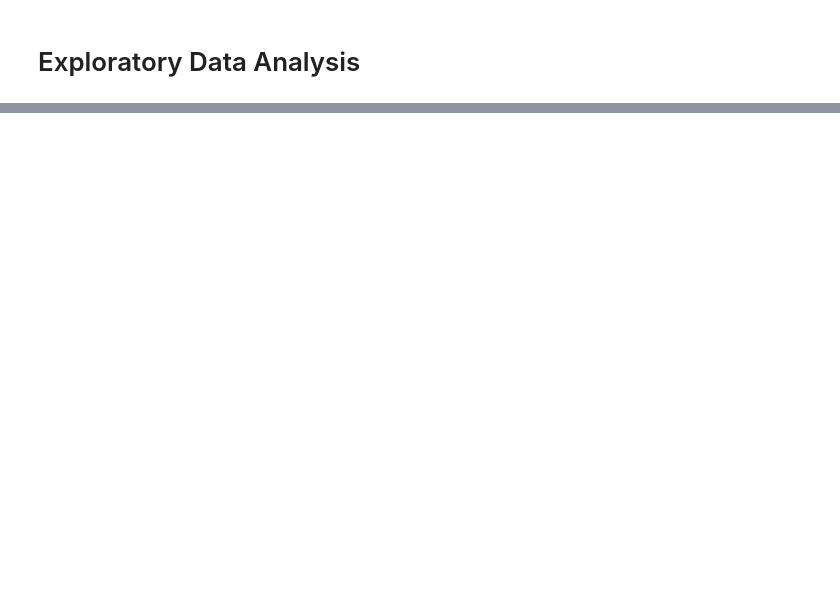
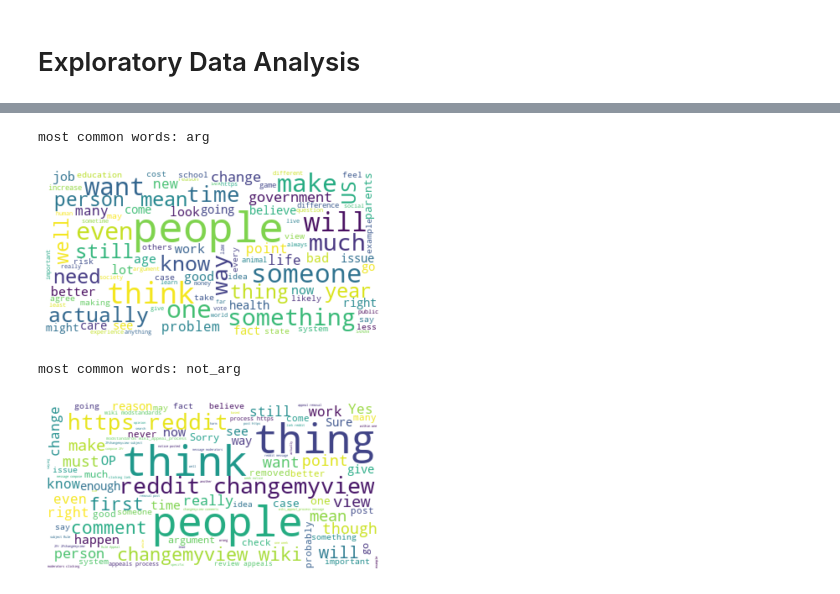
Before and after one commit to Effsy/reddit-arg, a Jupyter notebook: 2_eda_argument_detection.ipynb, the cells around one changed output, grey strips where cells are left out. Drawn from its saved outputs; the diff is of its cells as text; code cells hidden in the pictures; blank space fills up the shorter version.

```diff
--- a/2_eda_argument_detection.ipynb
+++ b/2_eda_argument_detection.ipynb
@@ -168,0 +220,30 @@ zobotshs                                                            2
+# %%
+# Most Common Words - Visual
+
+from wordcloud import WordCloud, STOPWORDS, ImageColorGenerator
+import wordcloud
+
+import matplotlib.pyplot as plt
+
+df_arg = df_corpus[df_corpus["label"] == "arg"]
+df_notarg = df_corpus[df_corpus["label"] == "not_arg"]
+concat_arg = " ".join(arg for arg in df_arg.text)
+concat_notarg = " ".join(arg for arg in df_notarg.text)
+
+wordcloud_arg = WordCloud(stopwords=None, max_font_size=50, max_words=100, background_color="white").generate(concat_arg)
+wordcloud_notarg = WordCloud(stopwords=None, max_font_size=50, max_words=100, background_color="white").generate(concat_notarg)
+
+plt.imshow(wordcloud_arg, interpolation='bilinear')
+plt.axis("off")
+print("most common words: arg")
+plt.show()
+
+plt.imshow(wordcloud_notarg, interpolation='bilinear')
+plt.axis("off")
+print("most common words: not_arg")
+plt.show()
+# %% [output]
+most common words: arg
+[figure, added]
+most common words: not_arg
+[figure, added]
```
Also changed, not shown: parts of 13 cells of this notebook, 2 other files.
